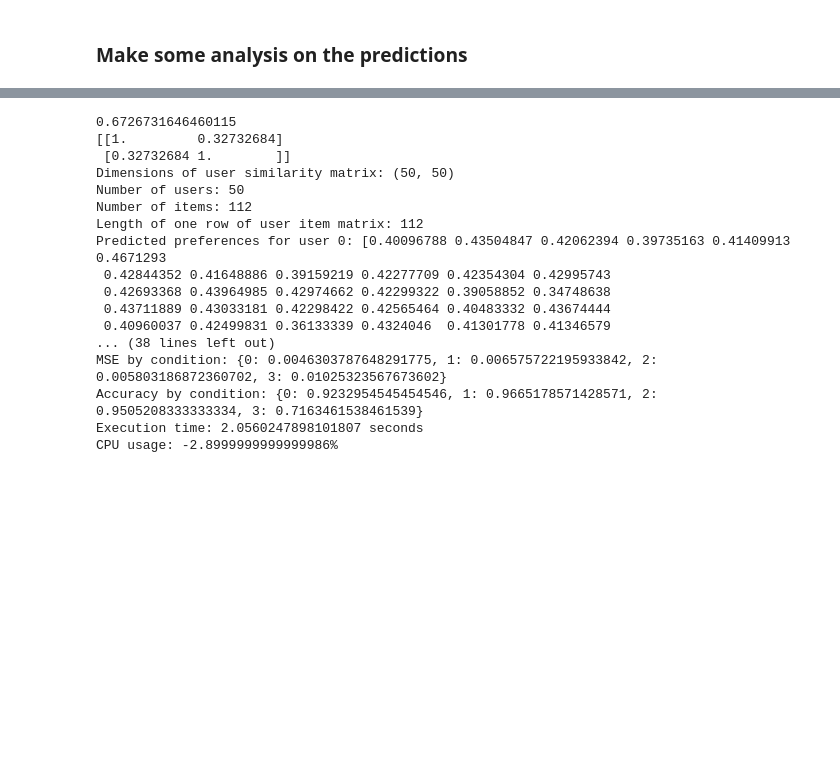
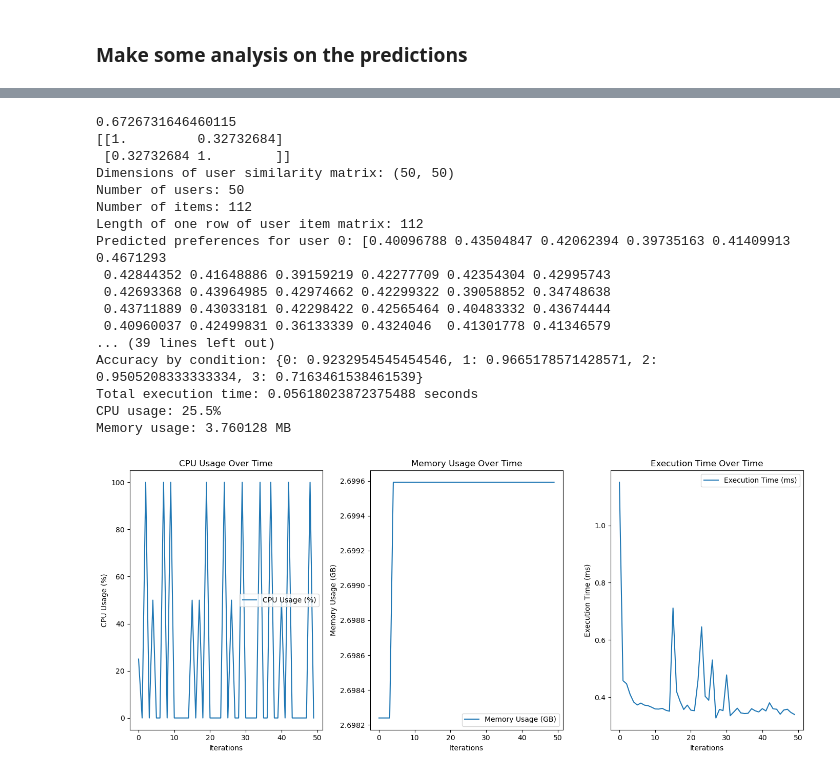
Before and after one commit to giulio8/ACA_project, a Jupyter notebook: prova.ipynb, the cells around one changed output, grey strips where cells are left out. Saved outputs shown, nothing was run; the diff lists cells and outputs as text; code cells hidden in the pictures; blank space fills up the shorter version.

```diff
--- a/prova.ipynb
+++ b/prova.ipynb
@@ -208,13 +208,13 @@ import matplotlib.pyplot as plt
 
 # Function to monitor CPU usage
 def monitor_cpu():
-    cpu_percent = psutil.cpu_percent(interval=1)
+    cpu_percent = psutil.cpu_percent(interval=None)
     return cpu_percent
 
 # Function to monitor memory usage
 def monitor_memory():
     memory_info = psutil.virtual_memory()
-    return memory_info.percent
+    return memory_info.used # in bytes
 
 # Lists to store performance data
 cpu_usages = []
@@ -286,11 +286,12 @@ print("Predicted preferences for user 0:", predicted_preferences_user_0)
 # Predict preferences for all user-item pairs
 all_predictions = np.zeros_like(user_item_matrix.values)
 for i in range(user_item_matrix.shape[0]):
+    start_time_iteration = time.time()
     all_predictions[i, :] = predict_preferences(i)
     # Capture performance metrics
     cpu_usages.append(monitor_cpu())
     memory_usages.append(monitor_memory())
-    execution_times.append(time.time() - start_time)
+    execution_times.append(time.time() - start_time_iteration)
 
 # Calculate MSE
 mse = mean_squared_error(user_item_matrix_filled.values.flatten(), all_predictions.flatten())
@@ -352,18 +353,17 @@ for condition in unique_conditions:
 print("MSE by condition:", mse_by_condition)
 print("Accuracy by condition:", accuracy_by_condition)
 
-# Measure end time and CPU usage
-cpu_usage_end = monitor_cpu()
+# Measure end time
 memory_usage_end = monitor_memory()
 end_time = time.time()
 
 # Calculate total execution time and CPU usage
 execution_time = end_time - start_time
-cpu_usage = cpu_usage_end - cpu_usage_start
+cpu_usage_average = sum(cpu_usages) / len(cpu_usages)
 
 print(f"Total execution time: {execution_time} seconds")
-print(f"CPU usage: {cpu_usage}%")
-print(f"Memory usage: {memory_usage_end - memory_usage_start}%")
+print(f"CPU usage: {cpu_usage_average}%")
+print(f"Memory usage: {(memory_usage_end - memory_usage_start)*1e-6} MB")
 
 # Plotting performance metrics
 plt.figure(figsize=(14, 6))
@@ -377,38 +377,39 @@ plt.title('CPU Usage Over Time')
 plt.legend()
 
 # Memory usage plot
 plt.subplot(1, 3, 2)
-plt.plot(memory_usages, label='Memory Usage (%)')
+plt.plot(np.array(memory_usages)*1e-9, label='Memory Usage (GB)')
 plt.xlabel('Iterations')
-plt.ylabel('Memory Usage (%)')
+plt.ylabel('Memory Usage (GB)')
 plt.title('Memory Usage Over Time')
 plt.legend()
 
 # Execution time plot
 plt.subplot(1, 3, 3)
-plt.plot(execution_times, label='Execution Time (s)')
+plt.plot(np.array(execution_times)*1000, label='Execution Time (ms)')
 plt.xlabel('Iterations')
-plt.ylabel('Execution Time (s)')
+plt.ylabel('Execution Time (ms)')
 plt.title('Execution Time Over Time')
 plt.legend()
 
 plt.tight_layout()
 plt.show()
 # %% [output]
 0.6726731646460115
 [[1.         0.32732684]
  [0.32732684 1.        ]]
 Dimensions of user similarity matrix: (50, 50)
 Number of users: 50
 Number of items: 112
 Length of one row of user item matrix: 112
 Predicted preferences for user 0: [0.40096788 0.43504847 0.42062394 0.39735163 0.41409913 0.4671293
  0.42844352 0.41648886 0.39159219 0.42277709 0.42354304 0.42995743
  0.42693368 0.43964985 0.42974662 0.42299322 0.39058852 0.34748638
  0.43711889 0.43033181 0.42298422 0.42565464 0.40483332 0.43674444
  0.40960037 0.42499831 0.36133339 0.4324046  0.41301778 0.41346579
-... (38 lines left out)
-MSE by condition: {0: 0.0046303787648291775, 1: 0.006575722195933842, 2: 0.005803186872360702, 3: 0.01025323567673602}
+... (39 lines left out)
 Accuracy by condition: {0: 0.9232954545454546, 1: 0.9665178571428571, 2: 0.9505208333333334, 3: 0.7163461538461539}
-Execution time: 2.0560247898101807 seconds
-CPU usage: -2.8999999999999986%
+Total execution time: 0.05618023872375488 seconds
+CPU usage: 25.5%
+Memory usage: 3.760128 MB
+[figure, added]
```
Also changed, not shown: parts of 5 cells of this notebook.
